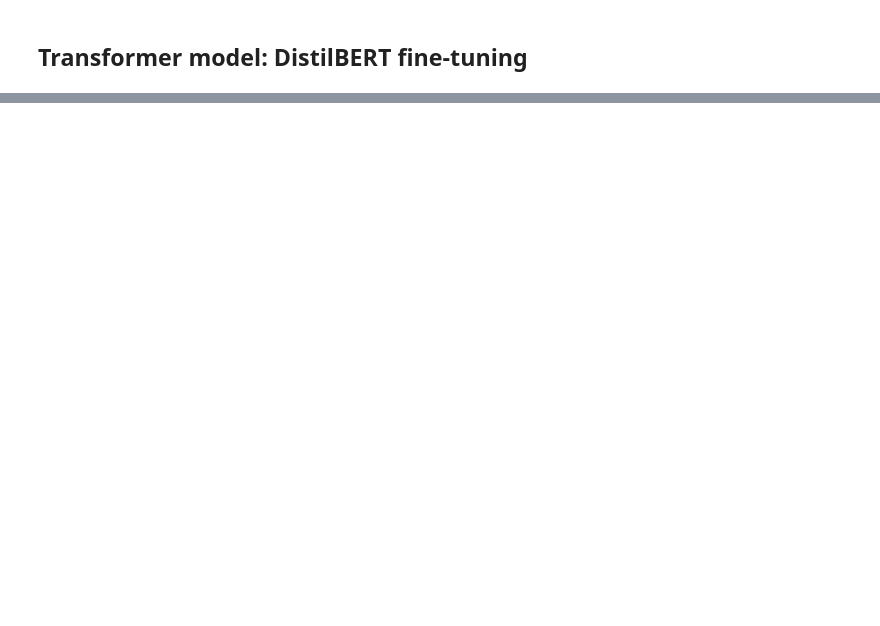
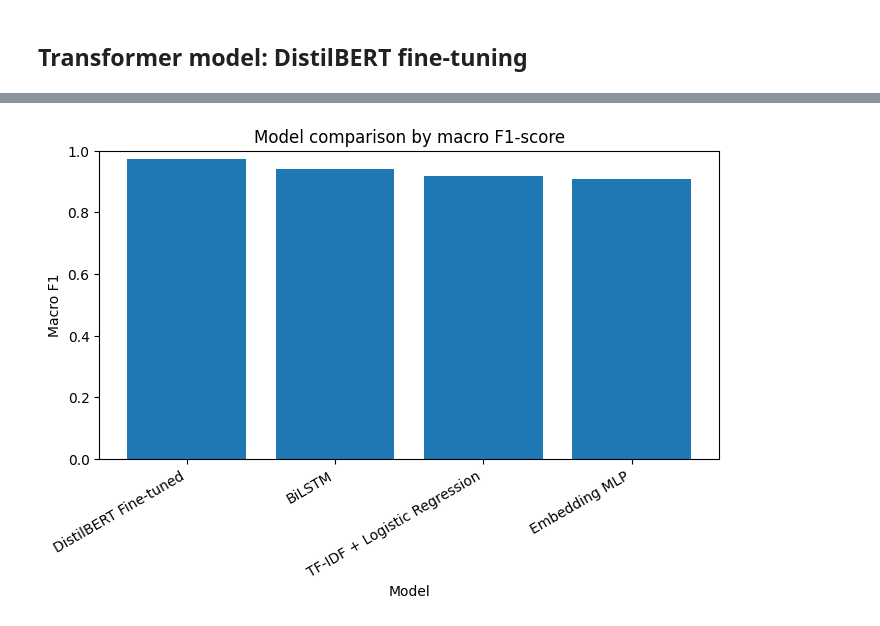
Before and after one commit to vdreddy567/COMP690, a Jupyter notebook: COMP_690_AH2_Final_Draft.ipynb, the cells around one changed output, grey strips where cells are left out. Saved outputs shown, nothing was run; the diff lists cells and outputs as text; code cells hidden in the pictures; blank space fills up the shorter version.

```diff
--- a/COMP_690_AH2_Final_Draft.ipynb
+++ b/COMP_690_AH2_Final_Draft.ipynb
@@ -516,0 +593,3 @@ trainer.train()
+# %%
+results_df = pd.DataFrame(results).sort_values('macro_f1', ascending=False).reset_index(drop=True)
+results_df
@@ -516,0 +602,11 @@ trainer.train()
+# %%
+plt.figure(figsize=(8,4))
+plt.bar(results_df['model'], results_df['macro_f1'])
+plt.title('Model comparison by macro F1-score')
+plt.ylabel('Macro F1')
+plt.xlabel('Model')
+plt.xticks(rotation=30, ha='right')
+plt.ylim(0, 1)
+plt.show()
+# %% [output]
+[figure, added]
```
Also changed, not shown: parts of 19 cells of this notebook, 2 other files.
